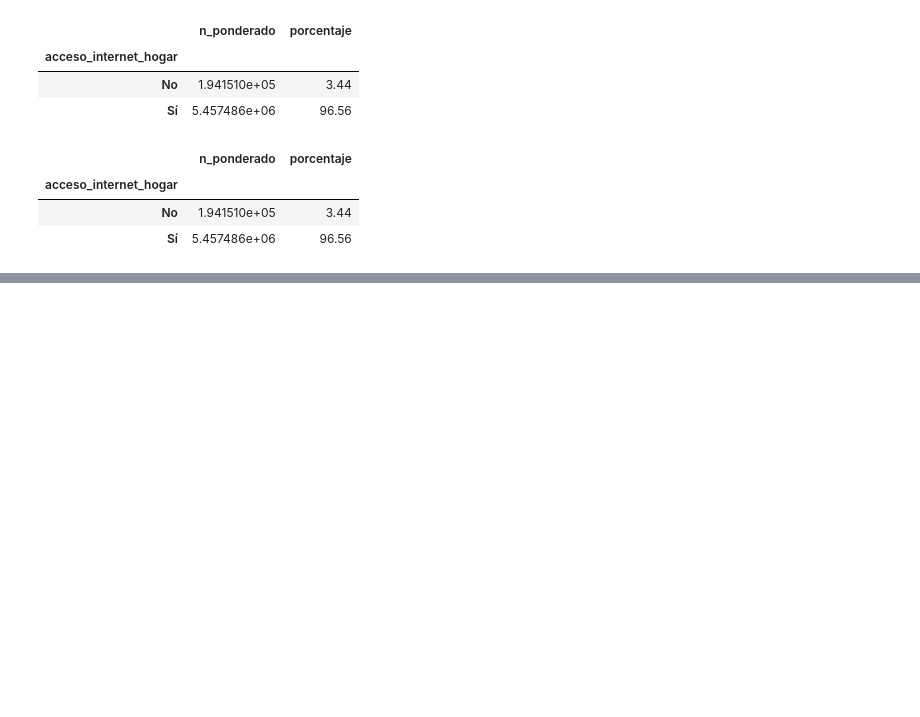
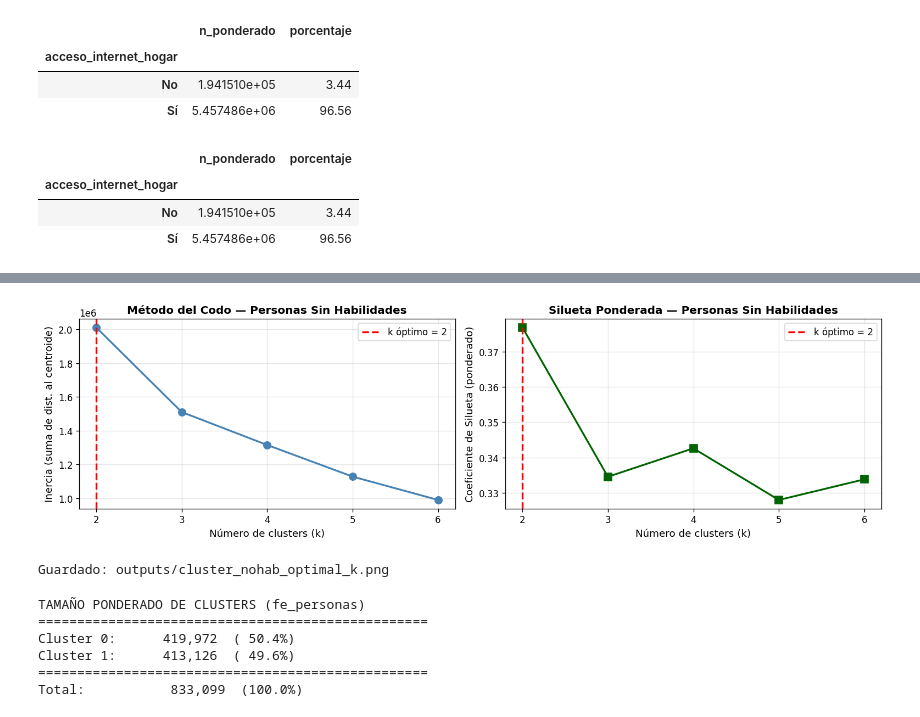
Before and after one commit to tomasleale/eaui2026, a Jupyter notebook: eaui2026.ipynb, the cells around one changed output, grey strips where cells are left out. Saved outputs shown, nothing was run; the diff lists cells and outputs as text; code cells hidden in the pictures; blank space fills up the shorter version.

Commit message:
feat: add cluster visualization outputs and update Jupyter notebook cell formatting

```diff
--- a/eaui2026.ipynb
+++ b/eaui2026.ipynb
@@ -4281,0 +4419,64 @@ Frecuencia: 'acceso_internet_hogar' — base ponderada: 5,651,637 (fe_hogar)
+# %%
+# --- Visualización: método del codo y silueta ---
+fig, axes = plt.subplots(1, 2, figsize=(13, 4), dpi=120)
+
+# Gráfico 1: Inercia (método del codo)
+ax = axes[0]
+ax.plot(K_RANGE, inertias, 'o-', linewidth=2, markersize=8, color='steelblue')
+ax.axvline(best_k, color='red', linestyle='--', linewidth=2, label=f'k óptimo = {best_k}')
+ax.set_xlabel('Número de clusters (k)', fontsize=11)
+ax.set_ylabel('Inercia (suma de dist. al centroide)', fontsize=11)
+ax.set_title('Método del Codo — Personas Sin Habilidades', fontsize=12, fontweight='bold')
+ax.grid(alpha=0.3)
+ax.legend()
+ax.set_xticks(K_RANGE)
+
+# Gráfico 2: Silhouette
+ax = axes[1]
+ax.plot(K_RANGE, silhouettes, 's-', linewidth=2, markersize=8, color='darkgreen')
+ax.axvline(best_k, color='red', linestyle='--', linewidth=2, label=f'k óptimo = {best_k}')
+ax.set_xlabel('Número de clusters (k)', fontsize=11)
+ax.set_ylabel('Coeficiente de Silueta (ponderado)', fontsize=11)
+ax.set_title('Silueta Ponderada — Personas Sin Habilidades', fontsize=12, fontweight='bold')
+ax.grid(alpha=0.3)
+ax.legend()
+ax.set_xticks(K_RANGE)
+
+plt.tight_layout()
+plt.savefig('outputs/cluster_nohab_optimal_k.png', dpi=150, bbox_inches='tight')
+plt.show()
+print("Guardado: outputs/cluster_nohab_optimal_k.png\n")
+# %% [output]
+[figure, added]
+Guardado: outputs/cluster_nohab_optimal_k.png
+# %%
+# --- Clustering final con k óptimo ---
+K_FINAL = best_k
+
+km_final = KMeans(n_clusters=K_FINAL, n_init=30, random_state=42, max_iter=300)
+cluster_labels = km_final.fit_predict(X_encoded, sample_weight=weights)
+
+df_clust['cluster'] = cluster_labels
+
+# Tamaño ponderado de cada cluster
+cluster_sizes = (
+    df_clust.groupby('cluster')['fe_personas']
+    .sum()
+    .sort_values(ascending=False)
+)
+
+print(f"TAMAÑO PONDERADO DE CLUSTERS (fe_personas)")
+print("=" * 50)
+for c in sorted(df_clust['cluster'].unique()):
+    size = cluster_sizes[c]
+    pct = (size / cluster_sizes.sum()) * 100
+    print(f"Cluster {c}: {size:>12,.0f}  ({pct:5.1f}%)")
+print("=" * 50)
+print(f"Total:      {cluster_sizes.sum():>12,.0f}  (100.0%)\n")
+# %% [output]
+TAMAÑO PONDERADO DE CLUSTERS (fe_personas)
+==================================================
+Cluster 0:      419,972  ( 50.4%)
+Cluster 1:      413,126  ( 49.6%)
+==================================================
+Total:           833,099  (100.0%)
```
Also changed, not shown: parts of 9 cells of this notebook, 4 other files.
